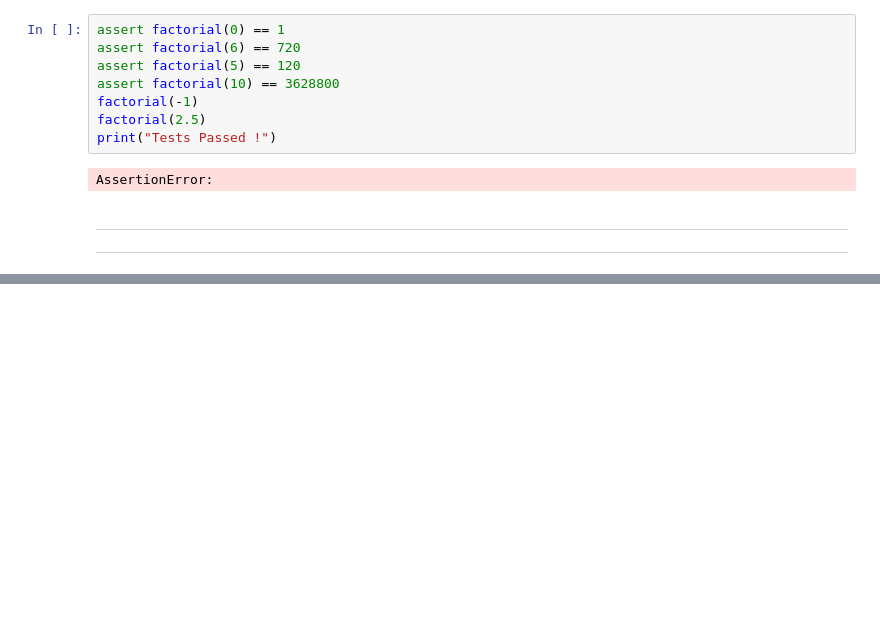
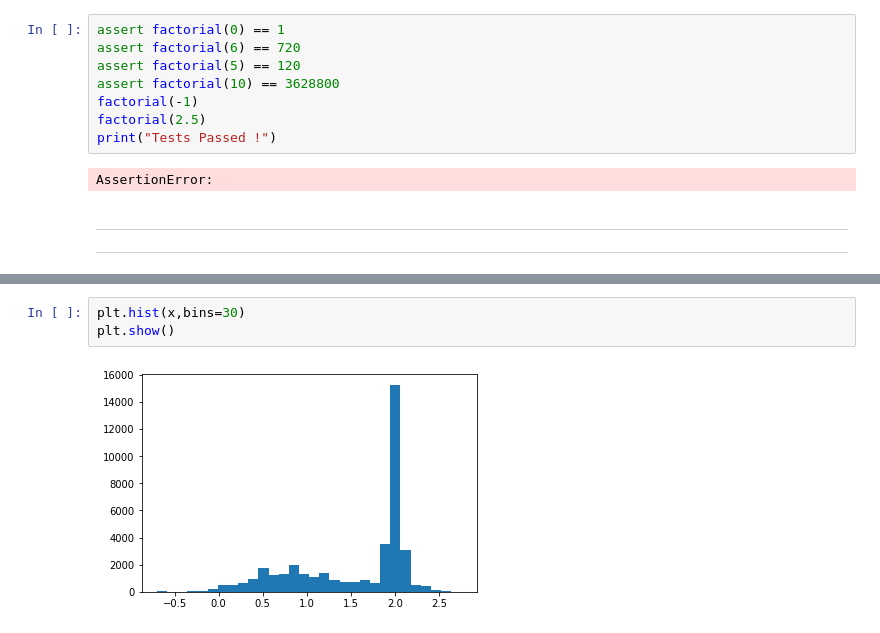
Before and after one commit to sphinxteam/mlphys, a Jupyter notebook: TP00/Intro to Python.ipynb, the cells around one changed output, grey strips where cells are left out. Cells and saved outputs as stored; diff of their text form; blank space fills up the shorter version.

```diff
--- a/TP00/Intro to Python.ipynb
+++ b/TP00/Intro to Python.ipynb
@@ -221,0 +530,5 @@ a
+# %%
+plt.hist(x,bins=30)
+plt.show()
+# %% [output]
+[figure, added]
```
Also changed, not shown: parts of 35 cells of this notebook, 1 other file.
